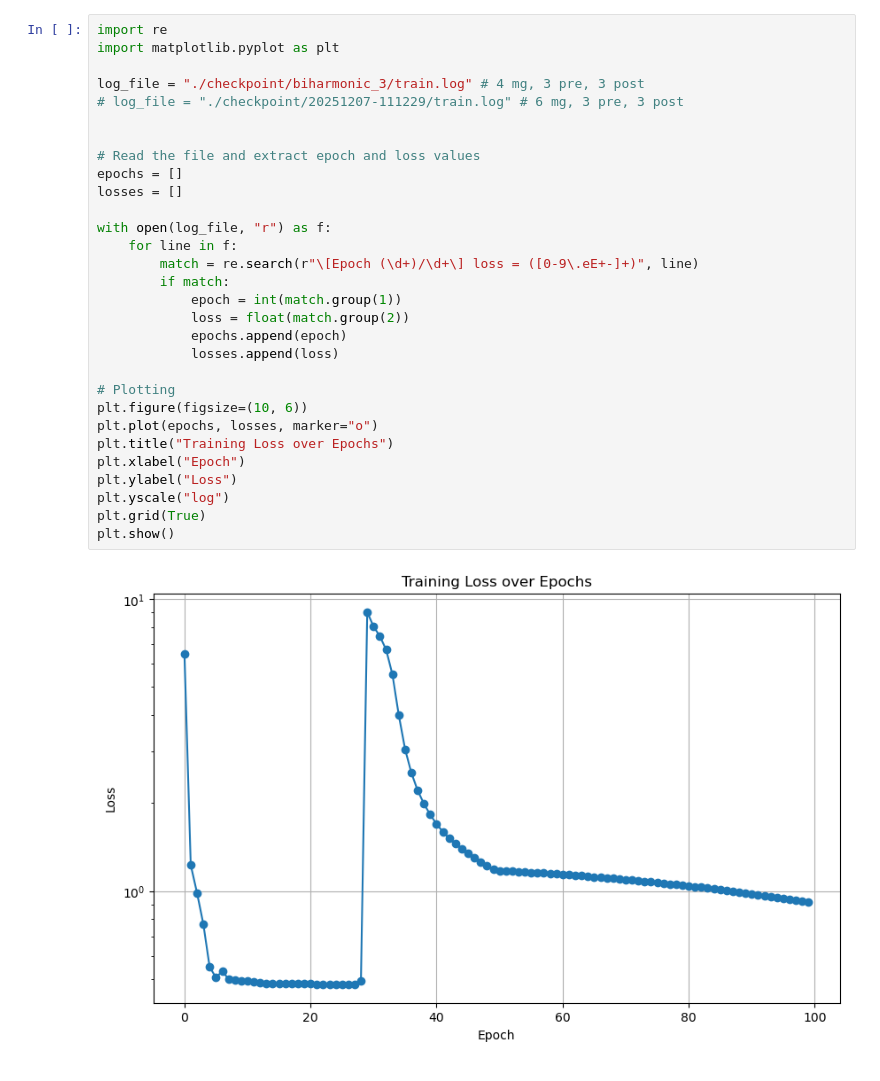
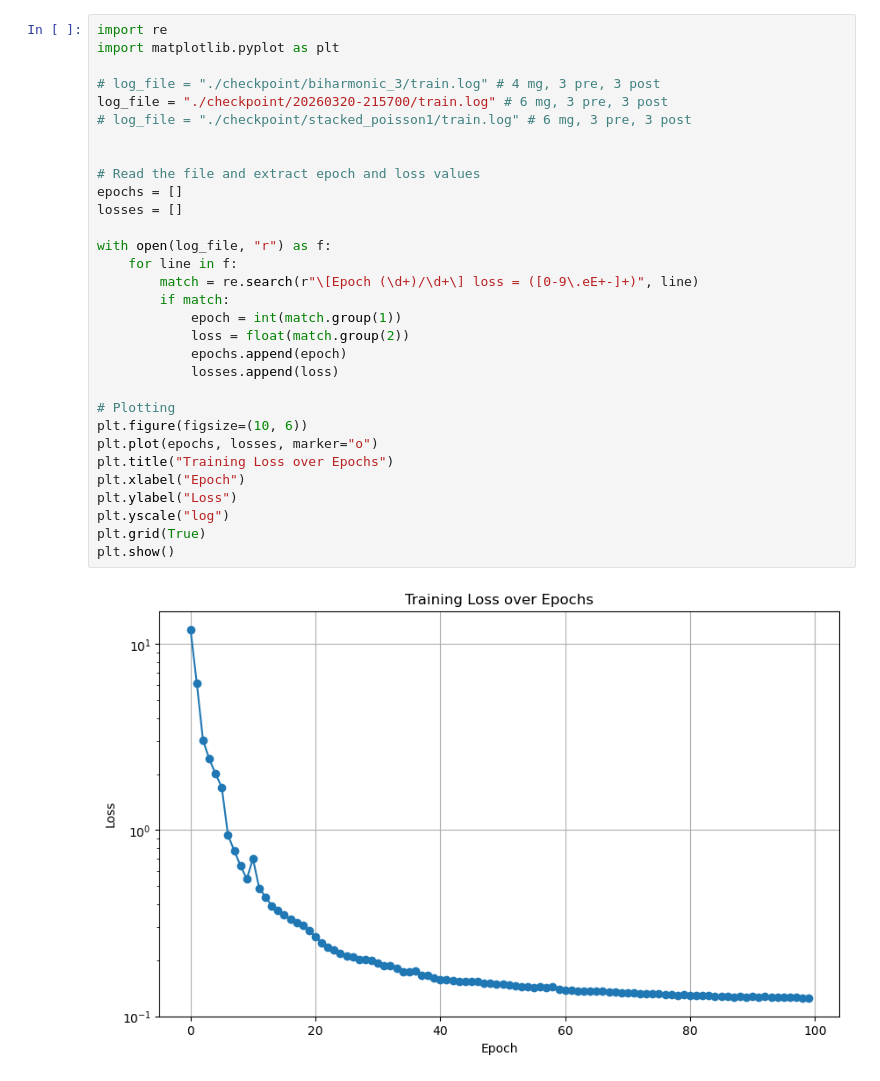
Before and after one commit to kerwin145/UGrid, a Jupyter notebook: plot_losses.ipynb, the cells around one changed output. Cells and saved outputs as stored; diff of their text form.

```diff
--- a/plot_losses.ipynb
+++ b/plot_losses.ipynb
@@ -1,32 +1,33 @@
 # %%
 import re
 import matplotlib.pyplot as plt
 
-log_file = "./checkpoint/biharmonic_3/train.log" # 4 mg, 3 pre, 3 post
-# log_file = "./checkpoint/20251207-111229/train.log" # 6 mg, 3 pre, 3 post
+# log_file = "./checkpoint/biharmonic_3/train.log" # 4 mg, 3 pre, 3 post
+log_file = "./checkpoint/20260320-215700/train.log" # 6 mg, 3 pre, 3 post
+# log_file = "./checkpoint/stacked_poisson1/train.log" # 6 mg, 3 pre, 3 post
 
 
 # Read the file and extract epoch and loss values
 epochs = []
 losses = []
 
 with open(log_file, "r") as f:
     for line in f:
         match = re.search(r"\[Epoch (\d+)/\d+\] loss = ([0-9\.eE+-]+)", line)
         if match:
             epoch = int(match.group(1))
             loss = float(match.group(2))
             epochs.append(epoch)
             losses.append(loss)
 
 # Plotting
 plt.figure(figsize=(10, 6))
 plt.plot(epochs, losses, marker="o")
 plt.title("Training Loss over Epochs")
 plt.xlabel("Epoch")
 plt.ylabel("Loss")
 plt.yscale("log")
 plt.grid(True)
 plt.show()
 # %% [output]
-[figure, old version]
+[figure, new version]
```
Also changed, not shown: 13 other files.
